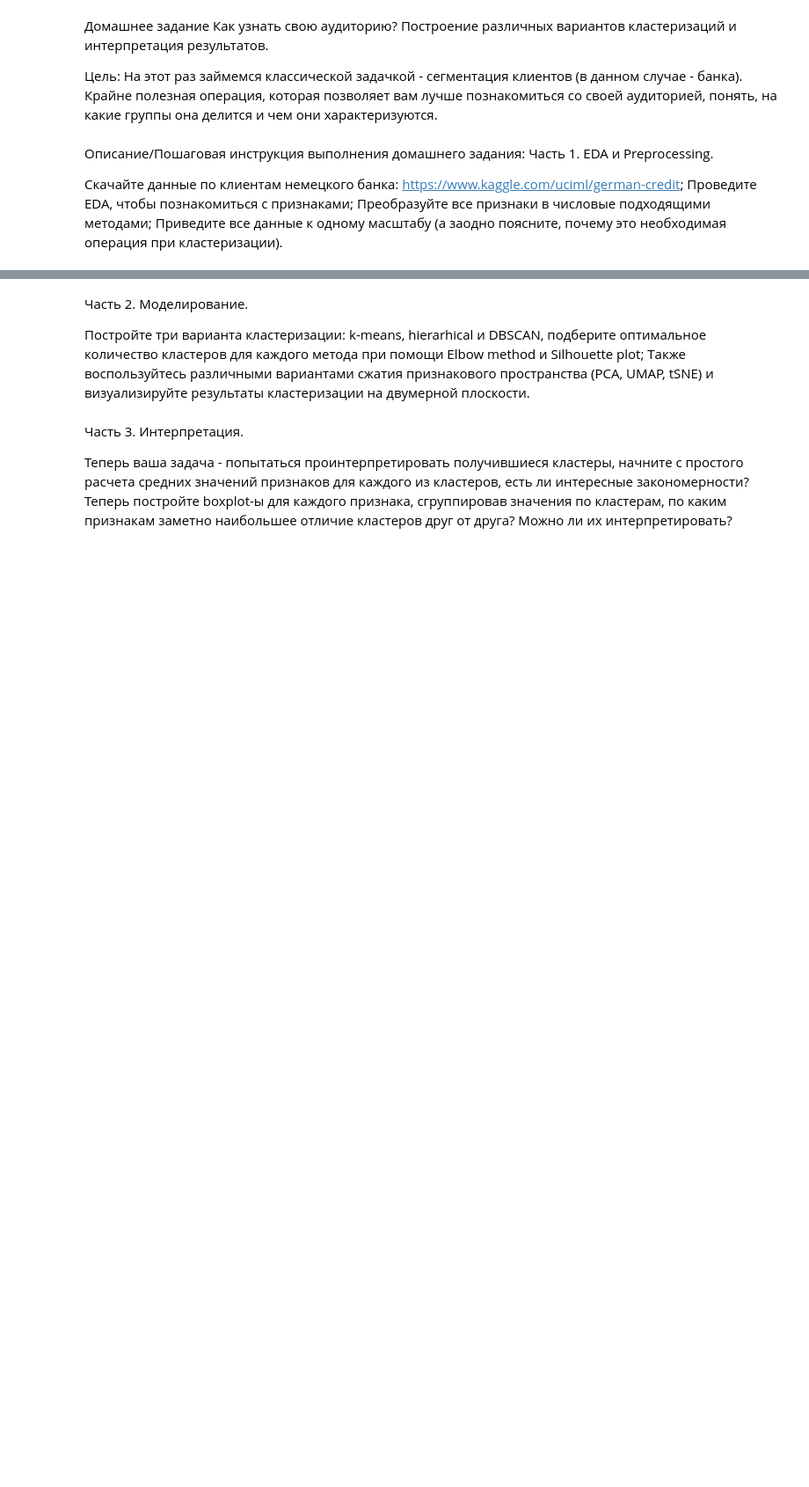
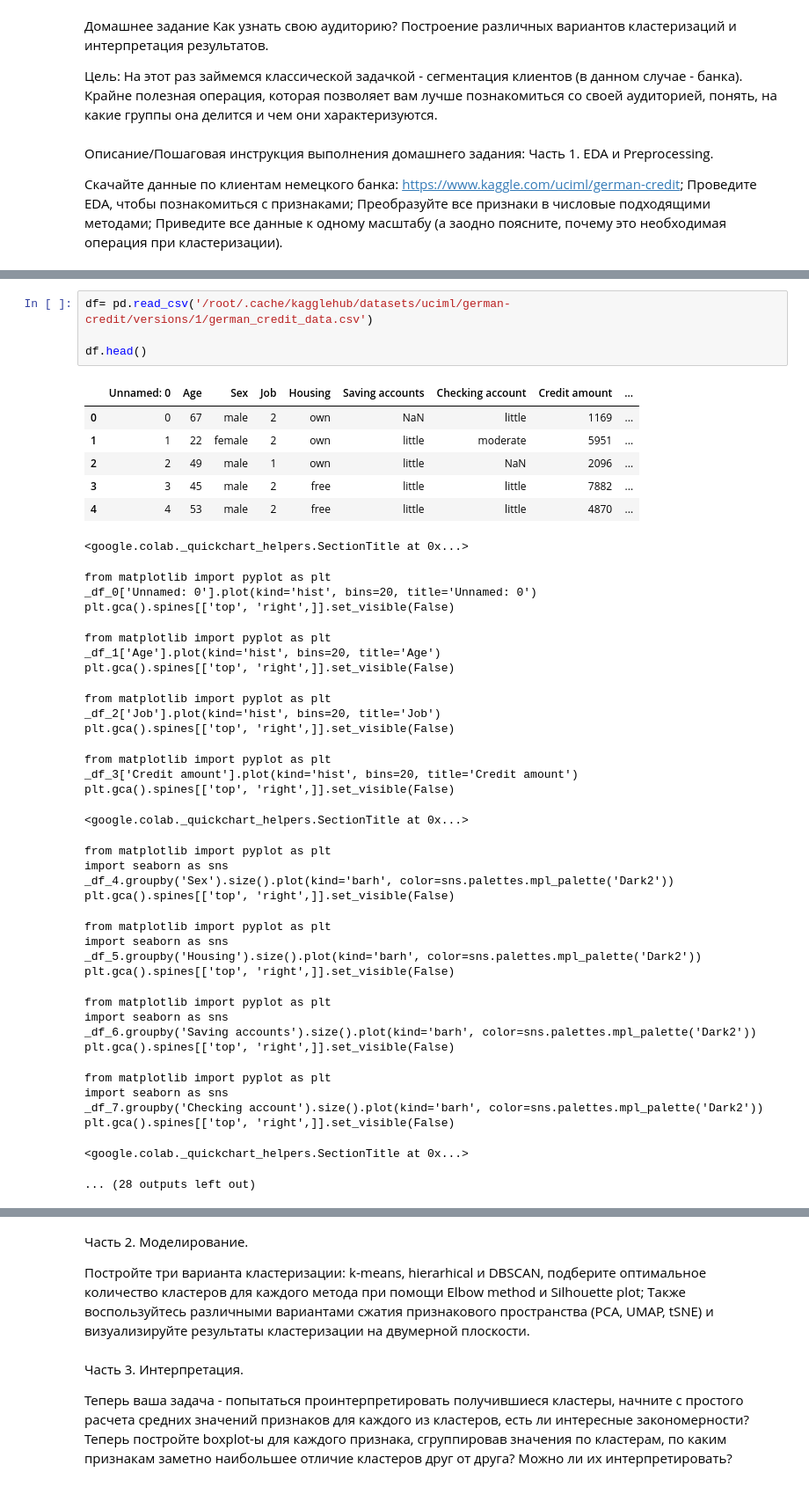
Before and after one commit to Evans-Sense/pet, a Jupyter notebook: Hometask2.ipynb, the cells around one changed output, grey strips where cells are left out. Shown at 88% size. Drawn from its saved outputs; the diff is of its cells as text; blank space fills up the shorter version.

```diff
--- a/Hometask2.ipynb
+++ b/Hometask2.ipynb
@@ -24,0 +37,43 @@ print("Path to dataset files:", path)
+# %%
+df= pd.read_csv('/root/.cache/kagglehub/datasets/uciml/german-credit/versions/1/german_credit_data.csv')
+
+df.head()
+# %% [output]
+|  | Unnamed: 0 | Age | Sex | Job | Housing | Saving accounts | Checking account | Credit amount | ... |
+| 0 | 0 | 67 | male | 2 | own | NaN | little | 1169 | ... |
+| 1 | 1 | 22 | female | 2 | own | little | moderate | 5951 | ... |
+| 2 | 2 | 49 | male | 1 | own | little | NaN | 2096 | ... |
+| 3 | 3 | 45 | male | 2 | free | little | little | 7882 | ... |
+| 4 | 4 | 53 | male | 2 | free | little | little | 4870 | ... |
+<google.colab._quickchart_helpers.SectionTitle at 0x...>
+from matplotlib import pyplot as plt
+_df_0['Unnamed: 0'].plot(kind='hist', bins=20, title='Unnamed: 0')
+plt.gca().spines[['top', 'right',]].set_visible(False)
+from matplotlib import pyplot as plt
+_df_1['Age'].plot(kind='hist', bins=20, title='Age')
+plt.gca().spines[['top', 'right',]].set_visible(False)
+from matplotlib import pyplot as plt
+_df_2['Job'].plot(kind='hist', bins=20, title='Job')
+plt.gca().spines[['top', 'right',]].set_visible(False)
+from matplotlib import pyplot as plt
+_df_3['Credit amount'].plot(kind='hist', bins=20, title='Credit amount')
+plt.gca().spines[['top', 'right',]].set_visible(False)
+<google.colab._quickchart_helpers.SectionTitle at 0x...>
+from matplotlib import pyplot as plt
+import seaborn as sns
+_df_4.groupby('Sex').size().plot(kind='barh', color=sns.palettes.mpl_palette('Dark2'))
+plt.gca().spines[['top', 'right',]].set_visible(False)
+from matplotlib import pyplot as plt
+import seaborn as sns
+_df_5.groupby('Housing').size().plot(kind='barh', color=sns.palettes.mpl_palette('Dark2'))
+plt.gca().spines[['top', 'right',]].set_visible(False)
+from matplotlib import pyplot as plt
+import seaborn as sns
+_df_6.groupby('Saving accounts').size().plot(kind='barh', color=sns.palettes.mpl_palette('Dark2'))
+plt.gca().spines[['top', 'right',]].set_visible(False)
+from matplotlib import pyplot as plt
+import seaborn as sns
+_df_7.groupby('Checking account').size().plot(kind='barh', color=sns.palettes.mpl_palette('Dark2'))
+plt.gca().spines[['top', 'right',]].set_visible(False)
+<google.colab._quickchart_helpers.SectionTitle at 0x...>
+... (28 outputs left out)
```
Also changed, not shown: parts of 5 cells of this notebook.
